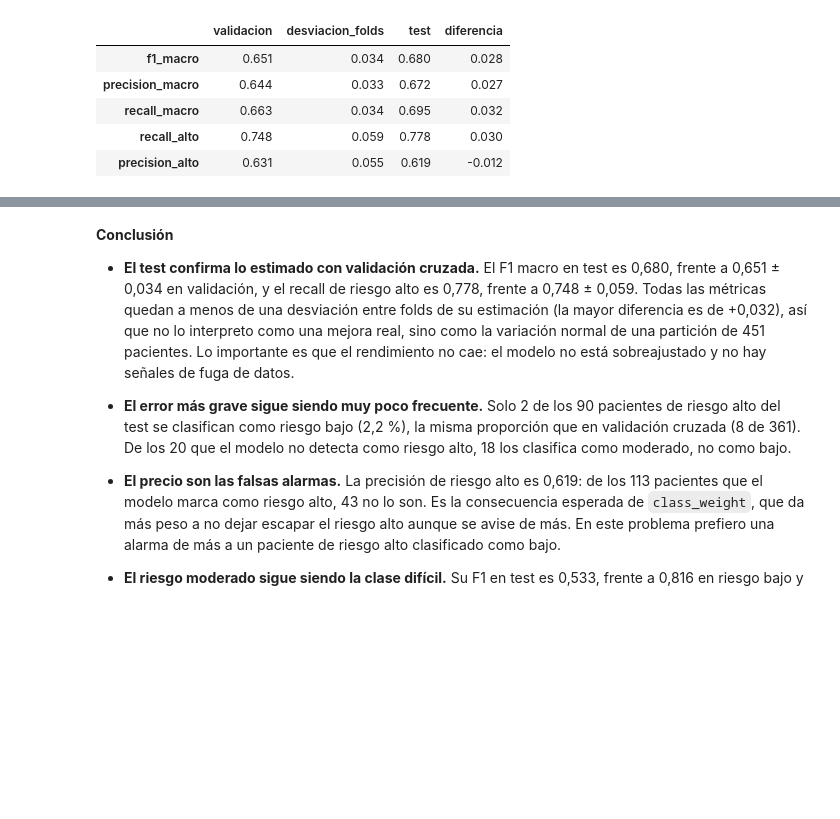
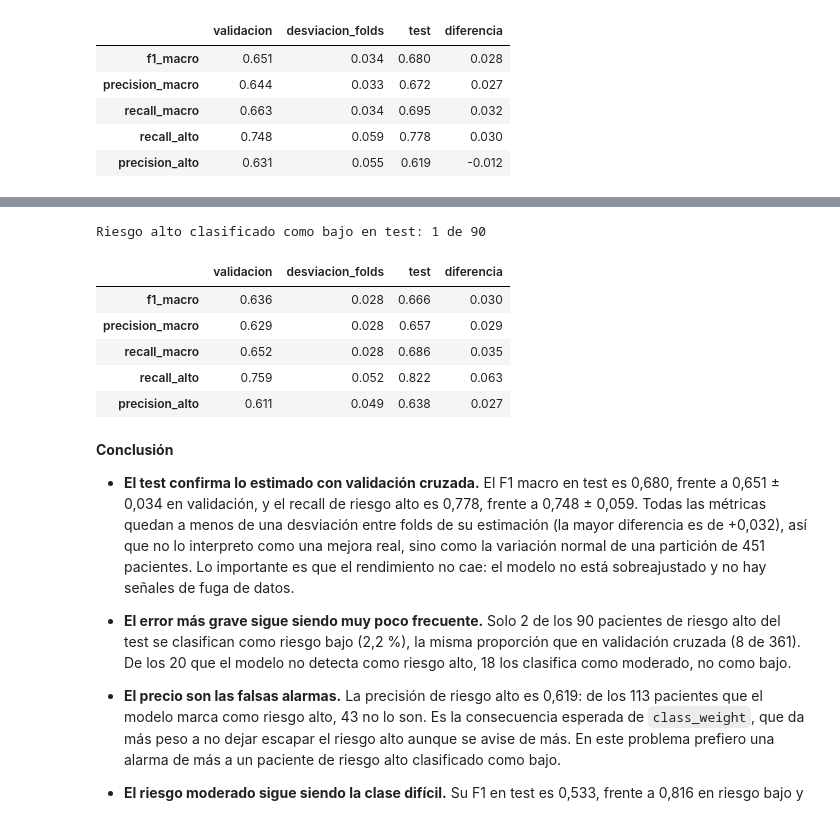
Before and after one commit to enzocastrozn/machine_learning, a Jupyter notebook: src/comparacion_final.ipynb, the cells around one changed output, grey strips where cells are left out. Cells and saved outputs as stored; diff of their text form; code cells hidden in the pictures; blank space fills up the shorter version.

```diff
--- a/src/comparacion_final.ipynb
+++ b/src/comparacion_final.ipynb
@@ -344,3 +364,22 @@ Riesgo alto clasificado como bajo en test: 2 de 90
+# %%
+# validación cruzada (estimación) frente a test (rendimiento con pacientes nuevos)
+y_pred_test = modelo_final.predict(X_test)
+test_vs_val = pd.DataFrame({
+    "validacion": [resultados.loc["lda", f"{m}_val"] for m in mod.metricas],
+    "desviacion_folds": [resultados.loc["lda", f"{m}_val_std"] for m in mod.metricas],
+    "test": [get_scorer(s)(modelo_final, X_test, y_test) for s in mod.metricas.values()],
+}, index=list(mod.metricas))
+test_vs_val["diferencia"] = test_vs_val["test"] - test_vs_val["validacion"]
+print("Riesgo alto clasificado como bajo en test:", ((y_test == 2) & (y_pred_test == 0)).sum(), "de", (y_test == 2).sum())
+test_vs_val.round(3)
+# %% [output]
+Riesgo alto clasificado como bajo en test: 1 de 90
+|  | validacion | desviacion_folds | test | diferencia |
+| f1_macro | 0.636 | 0.028 | 0.666 | 0.030 |
+| precision_macro | 0.629 | 0.028 | 0.657 | 0.029 |
+| recall_macro | 0.652 | 0.028 | 0.686 | 0.035 |
+| recall_alto | 0.759 | 0.052 | 0.822 | 0.063 |
+| precision_alto | 0.611 | 0.049 | 0.638 | 0.027 |
 # %%
 resultados.to_csv(mod.RUTA_RESULTADOS / "comparacion_final.csv")
 # %% [markdown]
```
Also changed, not shown: parts of 5 cells of this notebook, 1 other file.
